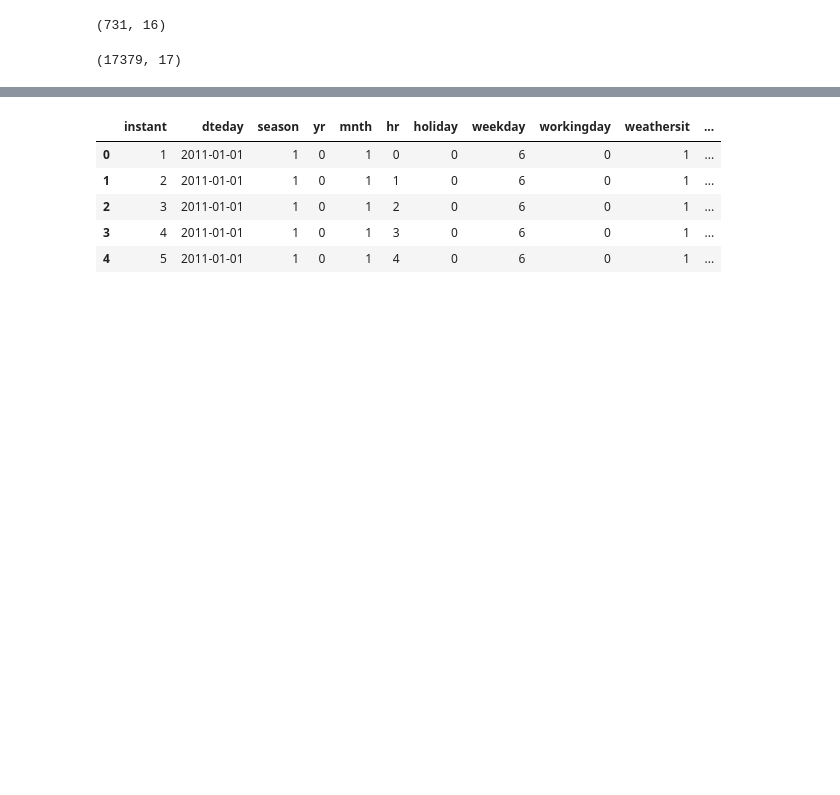
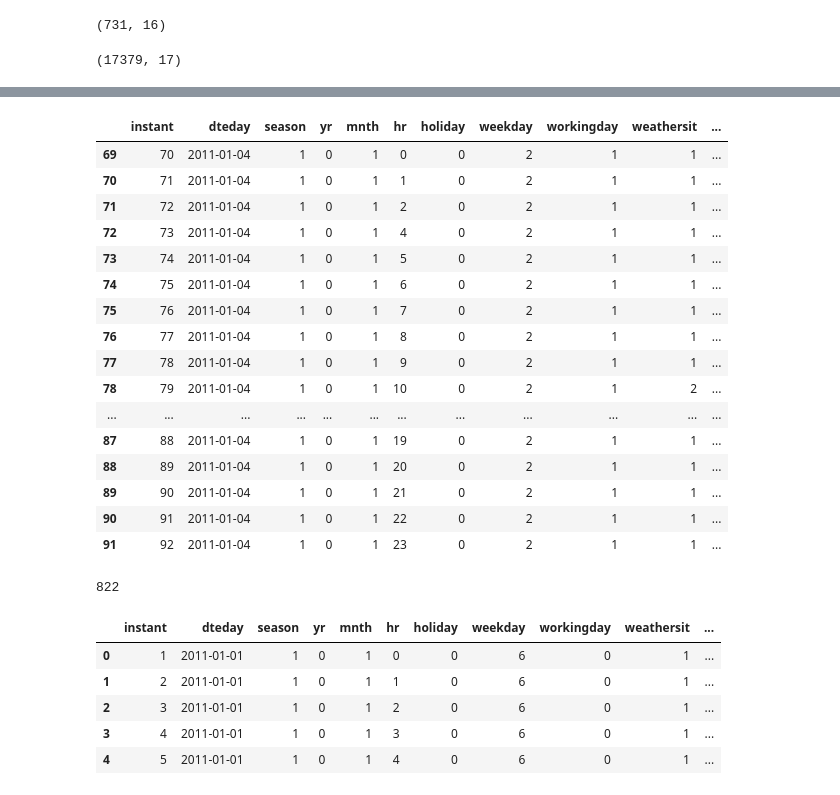
Before and after one commit to shekharbiswas/antelope, a Jupyter notebook: bikesharing.ipynb, the cells around one changed output, grey strips where cells are left out. Cells and saved outputs as stored; diff of their text form; code cells hidden in the pictures; blank space fills up the shorter version.

```diff
--- a/bikesharing.ipynb
+++ b/bikesharing.ipynb
@@ -116,3 +121,27 @@ bikeday.head(5)
+# %%
+bikehour.loc[bikehour['dteday'] == '2011-01-04']
+# %% [output]
+|  | instant | dteday | season | yr | mnth | hr | holiday | weekday | workingday | weathersit | ... |
+| 69 | 70 | 2011-01-04 | 1 | 0 | 1 | 0 | 0 | 2 | 1 | 1 | ... |
+| 70 | 71 | 2011-01-04 | 1 | 0 | 1 | 1 | 0 | 2 | 1 | 1 | ... |
+| 71 | 72 | 2011-01-04 | 1 | 0 | 1 | 2 | 0 | 2 | 1 | 1 | ... |
+| 72 | 73 | 2011-01-04 | 1 | 0 | 1 | 4 | 0 | 2 | 1 | 1 | ... |
+| 73 | 74 | 2011-01-04 | 1 | 0 | 1 | 5 | 0 | 2 | 1 | 1 | ... |
+| 74 | 75 | 2011-01-04 | 1 | 0 | 1 | 6 | 0 | 2 | 1 | 1 | ... |
+| 75 | 76 | 2011-01-04 | 1 | 0 | 1 | 7 | 0 | 2 | 1 | 1 | ... |
+| 76 | 77 | 2011-01-04 | 1 | 0 | 1 | 8 | 0 | 2 | 1 | 1 | ... |
+| 77 | 78 | 2011-01-04 | 1 | 0 | 1 | 9 | 0 | 2 | 1 | 1 | ... |
+| 78 | 79 | 2011-01-04 | 1 | 0 | 1 | 10 | 0 | 2 | 1 | 2 | ... |
+| ... | ... | ... | ... | ... | ... | ... | ... | ... | ... | ... | ... |
+| 87 | 88 | 2011-01-04 | 1 | 0 | 1 | 19 | 0 | 2 | 1 | 1 | ... |
+| 88 | 89 | 2011-01-04 | 1 | 0 | 1 | 20 | 0 | 2 | 1 | 1 | ... |
+| 89 | 90 | 2011-01-04 | 1 | 0 | 1 | 21 | 0 | 2 | 1 | 1 | ... |
+| 90 | 91 | 2011-01-04 | 1 | 0 | 1 | 22 | 0 | 2 | 1 | 1 | ... |
+| 91 | 92 | 2011-01-04 | 1 | 0 | 1 | 23 | 0 | 2 | 1 | 1 | ... |
+# %%
+bikehour.loc[bikehour['dteday'] == '2011-01-09', 'cnt'].sum()
+# %% [output]
+822
 # %%
 bikehour.head(5)
 # %% [output]
```
Also changed, not shown: parts of 10 cells of this notebook, 1 other file.
